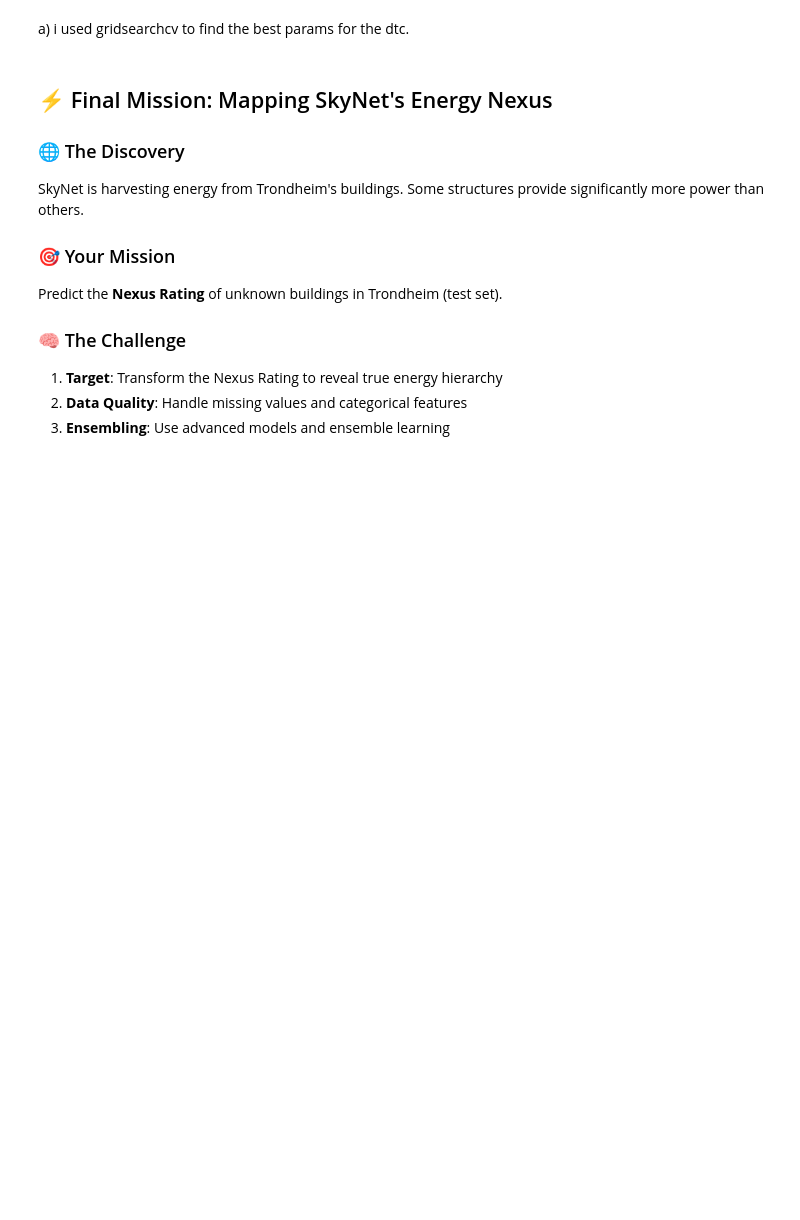
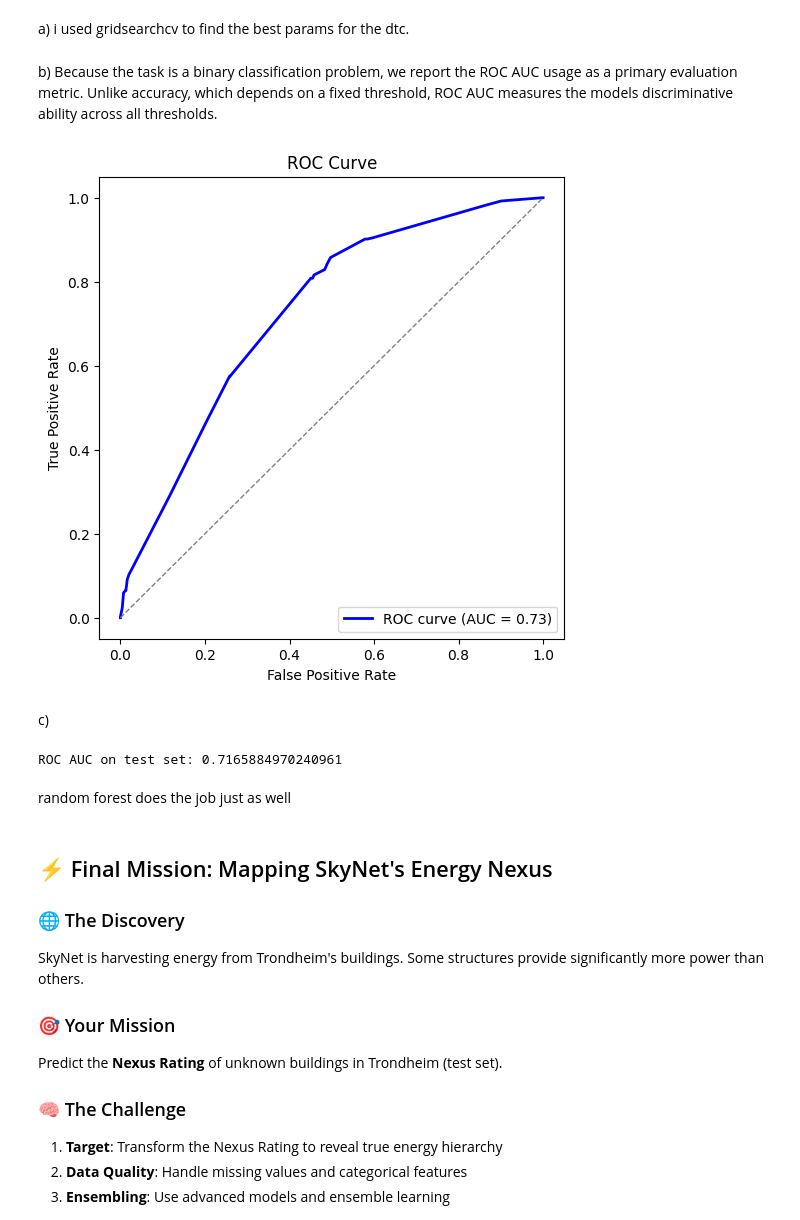
Before and after one commit to henrikOes/TDT4172, a Jupyter notebook: Assignment1/Chapter_1.ipynb, the cells around one changed output. Drawn from its saved outputs; the diff is of its cells as text; code cells hidden in the pictures; blank space fills up the shorter version.

```diff
--- a/Assignment1/Chapter_1.ipynb
+++ b/Assignment1/Chapter_1.ipynb
@@ -352,6 +345,64 @@ print("ROC AUC on test set:", roc_auc)
 ROC AUC on test set: 0.7282240563463477
 # %% [markdown]
 a) i used gridsearchcv to find the best params for the  dtc.
+# %% [markdown]
+b) Because the task is a binary classification problem, we report the ROC AUC usage as a primary evaluation metric. Unlike accuracy, which depends on a fixed threshold, ROC AUC measures the models discriminative ability across all thresholds.
+# %%
+import matplotlib.pyplot as plt
+from sklearn.metrics import roc_curve, auc
+
+y_probs = clf.predict_proba(X_test)[:, 1]
+
+fpr, tpr, thresholds = roc_curve(y_test, y_probs)
+roc_auc = auc(fpr, tpr)
+
+plt.figure(figsize=(6,6))
+plt.plot(fpr, tpr, color='blue', lw=2, label=f'ROC curve (AUC = {roc_auc:.2f})')
+plt.plot([0,1], [0,1], color='gray', lw=1, linestyle='--')  # random baseline
+plt.xlabel('False Positive Rate')
+plt.ylabel('True Positive Rate')
+plt.title('ROC Curve')
+plt.legend(loc='lower right')
+plt.show()
+# %% [output]
+[figure, added]
+# %% [markdown]
+c)
+# %%
+import pandas as pd
+import numpy as np
+from sklearn.ensemble import RandomForestClassifier
+from sklearn.metrics import roc_auc_score
+
+
+clf = RandomForestClassifier(random_state=12)
+# Load data
+df_train = pd.read_csv('mission3_train.csv')
+df_test  = pd.read_csv('mission3_test.csv')
+
+X_train = df_train.drop(columns=['target'])
+X_test  = df_test.drop(columns=['target'])
+
+# Add binary feature
+binary_train = (X_train['data_stream_3'] * 1e3).astype(int) % 2
+binary_test  = (X_test['data_stream_3'] * 1e3).astype(int) % 2
+X_train['data_stream_binary'] = binary_train
+X_test['data_stream_binary'] = binary_test
+
+y_train = df_train['target'].values
+y_test  = df_test['target'].values
+
+clf.fit(X_train, y_train)
+
+y_pred = clf.predict_proba(X_test)[:, 1]
+# Evaluate ROC AUC
+
+roc_auc = roc_auc_score(y_test, y_pred)
+print("ROC AUC on test set:", roc_auc)
+# %% [output]
+ROC AUC on test set: 0.7165884970240961
+# %% [markdown]
+random forest does the job just as well
 # %% [markdown]
 ## ⚡ Final Mission: Mapping SkyNet's Energy Nexus
 
```
Also changed, not shown: parts of 5 cells of this notebook, 1 other file.
